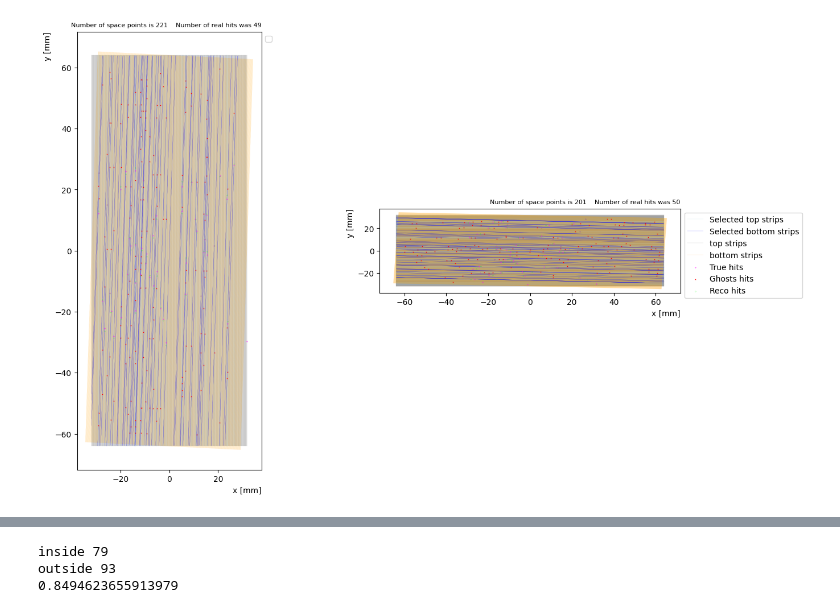
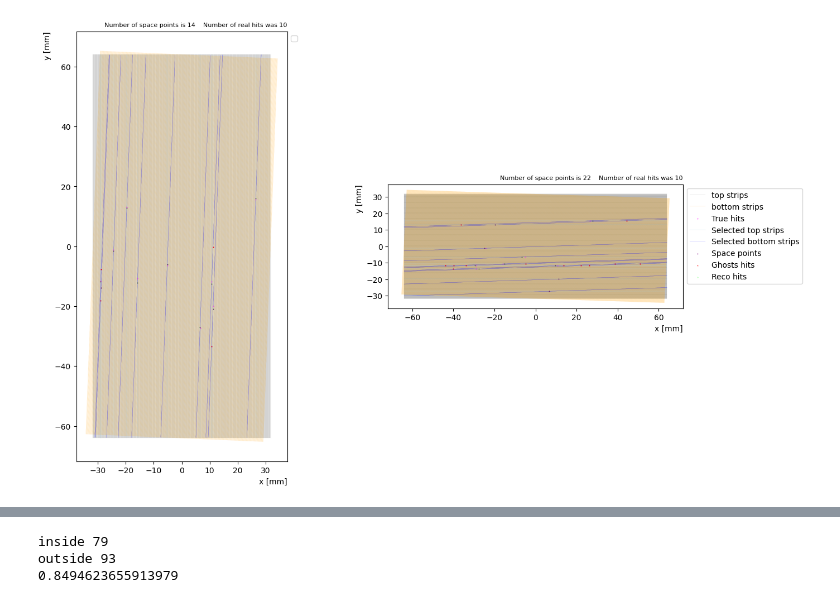
Before and after one commit to benw22022/HitsHaunter, a Jupyter notebook: demo_ghosts.ipynb, the cells around one changed output, grey strips where cells are left out. Saved outputs shown, nothing was run; the diff lists cells and outputs as text; code cells hidden in the pictures.

```diff
--- a/demo_ghosts.ipynb
+++ b/demo_ghosts.ipynb
@@ -11,7 +11,7 @@ def get_line_params(xvals, yvals):
     if dx != 0 and dy != 0: # Regular line
         a = - dy / dx
         b = 1
-        c = (yvals[0] + a * xvals[0])
+        c = (np.amin(yvals) + a * np.amin(xvals))
         return a, b, c
 
     elif dx == 0:  # Vertical line x = - c / a
@@ -339,22 +591,34 @@ class SCTModule:
 # %%
 module_1 = SCTModule()  # vertical strips
-module_2 = SCTModule(rotation=np.pi/2) # horizontal strips
+module_2 = SCTModuleRotated() # horizontal strips
 
 sct_width=63.56
 sct_length=128.05
 np.random.seed(41)
-n = 50
+n = 10
 rpx = np.random.rand(n) * sct_width - sct_width/2
 rpy = np.random.rand(n) * sct_width - sct_width/2
+
+# rpx = [-24.67772449 -15.89641868]
+# rpy = [-29.27431786 -19.05332973]
+
+# rpx = rpx[-4:-1]
+# rpy = rpy[-4:-1]
+# print(rpx, rpy)
 # %%
 fig, ax = plt.subplots(ncols=2, figsize=(15, 10))
-ax[0].set_aspect(7.5/6)
-ax[1].set_aspect(4/7.5)
-(reco_1x, reco_1y), (ghosts_1x, ghosts_1y) = module_1.draw_all(ax[0], rpx, rpy, draw_hits=True, draw_hit_strips=True)
-(reco_2x, reco_2y), (ghosts_2x, ghosts_2y) = module_2.draw_all(ax[1], rpx, rpy, draw_hits=True, draw_hit_strips=True)
+ax[0].set_aspect(7.5/7)
+ax[1].set_aspect(6/7.5)
+(reco_1x, reco_1y), (ghosts_1x, ghosts_1y) = module_1.draw_all(ax[0], rpx, rpy, draw_hits=True, draw_hit_strips=True, draw_space_points=True)
+(reco_2x, reco_2y), (ghosts_2x, ghosts_2y) = module_2.draw_all(ax[1], rpx, rpy, draw_hits=True, draw_hit_strips=True, draw_space_points=True)
+# ax[0].set_xlim(-32, 32)
+# ax[0].set_ylim(-64, 64)
+# ax[1].set_ylim(-32, 32)
+# ax[1].set_xlim(-64, 64)
 plt.savefig(f"{n}Hits-GhostsTest.pdf", bbox_inches='tight')
+plt.savefig(f"{n}Hits-GhostsTest.svg", bbox_inches='tight')
 # %% [output]
-[figure, old version]
+[figure, new version]
 # %%
 fig, ax = plt.subplots(figsize=(10,10))
 ax.scatter(reco_1x, reco_1y, color='blue', marker='^', label='Reco Hits Module 1')
```
Also changed, not shown: parts of 4 cells of this notebook, 1 other file.
